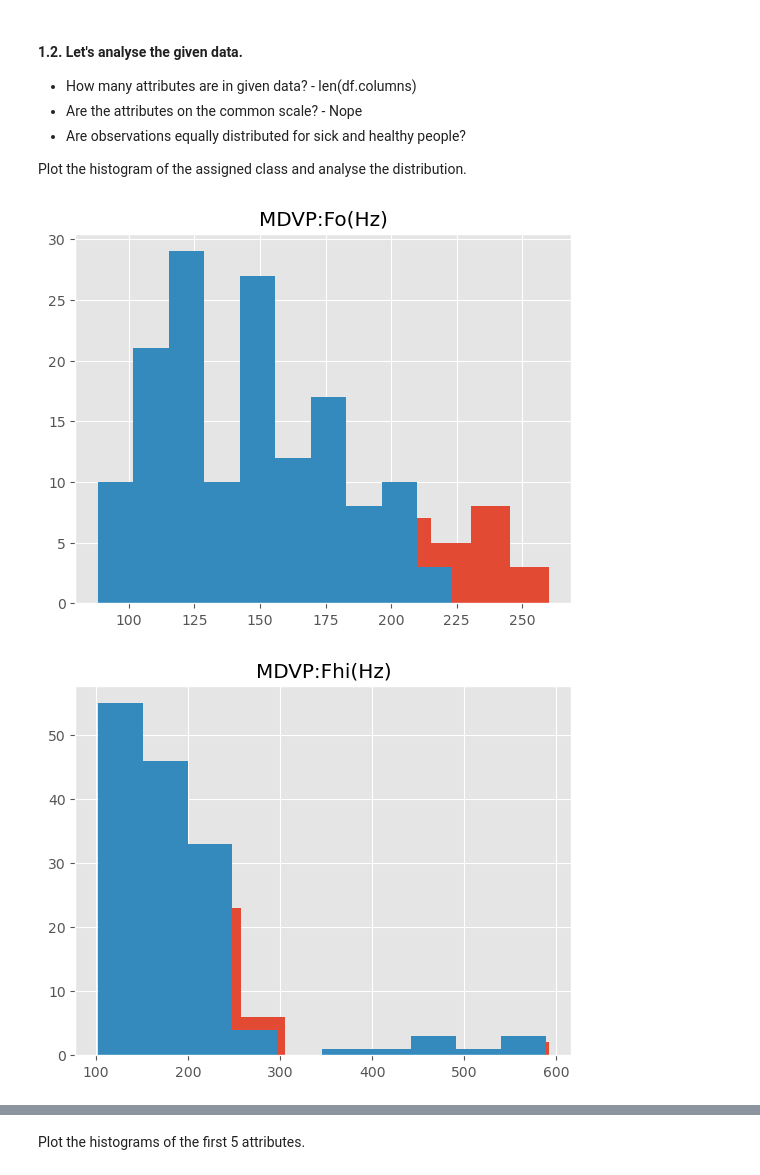
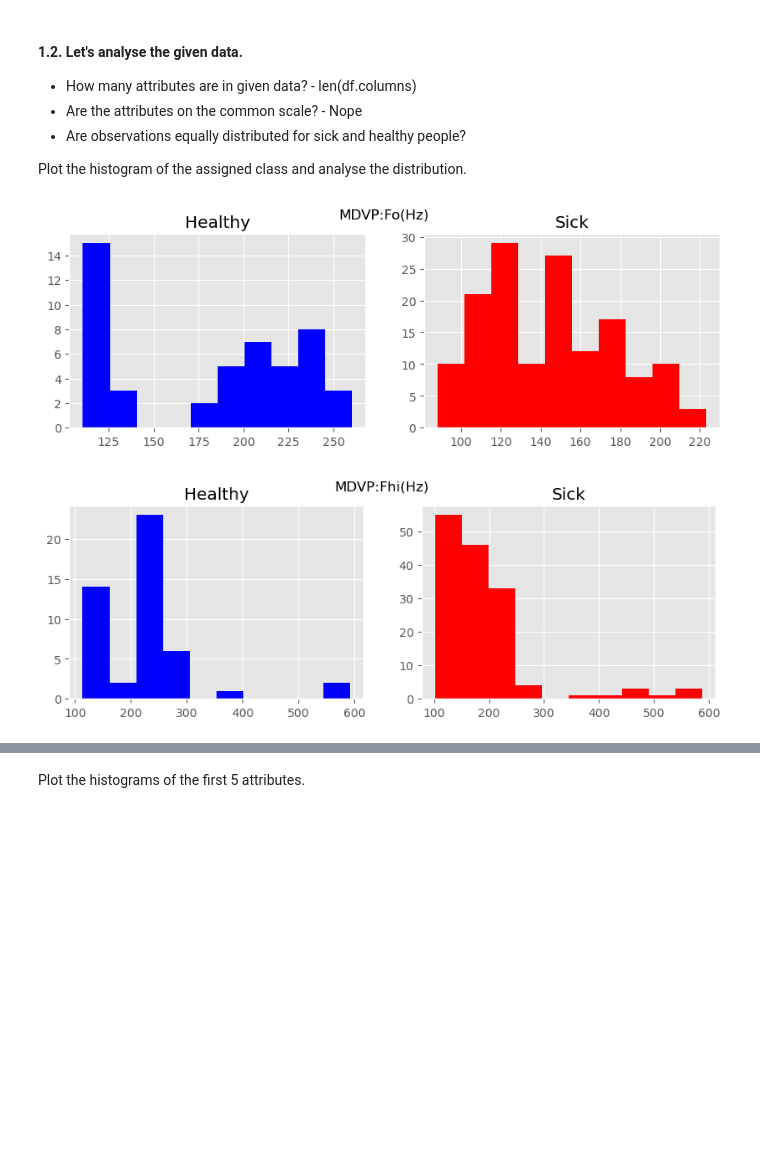
Before and after one commit to kamil271e/snum-lab, a Jupyter notebook: lab3_knn/Exercices_knn.ipynb, the cells around one changed output, grey strips where cells are left out. Saved outputs shown, nothing was run; the diff lists cells and outputs as text; code cells hidden in the pictures; blank space fills up the shorter version.

Commit message:
Lab3: Pretty histograms and fix choose_k function

```diff
--- a/lab3_knn/Exercices_knn.ipynb
+++ b/lab3_knn/Exercices_knn.ipynb
@@ -82,11 +82,14 @@ Plot the histogram of the assigned class and analyse the distribution.
 # %%
 plt.style.use('ggplot')
 attributes = data_X.columns[:5]
 for attr in attributes:
-    plt.hist(data_X[attr][data_Y==0])
-    plt.hist(data_X[attr][data_Y==1])
-    plt.title(attr)
+    fig, ax = plt.subplots(nrows=1, ncols=2, figsize=(10,3))
+    ax[0].hist(data_X[attr][data_Y==0], color='blue')
+    ax[0].set_title('Healthy')
+    ax[1].hist(data_X[attr][data_Y==1], color='red')
+    ax[1].set_title('Sick')
+    fig.suptitle(attr)
     plt.show()
 # %% [output]
-[figure, old version]
+[figure, new version]
-[figure, old version]
+[figure, new version]
```
Also changed, not shown: parts of 10 cells of this notebook.
